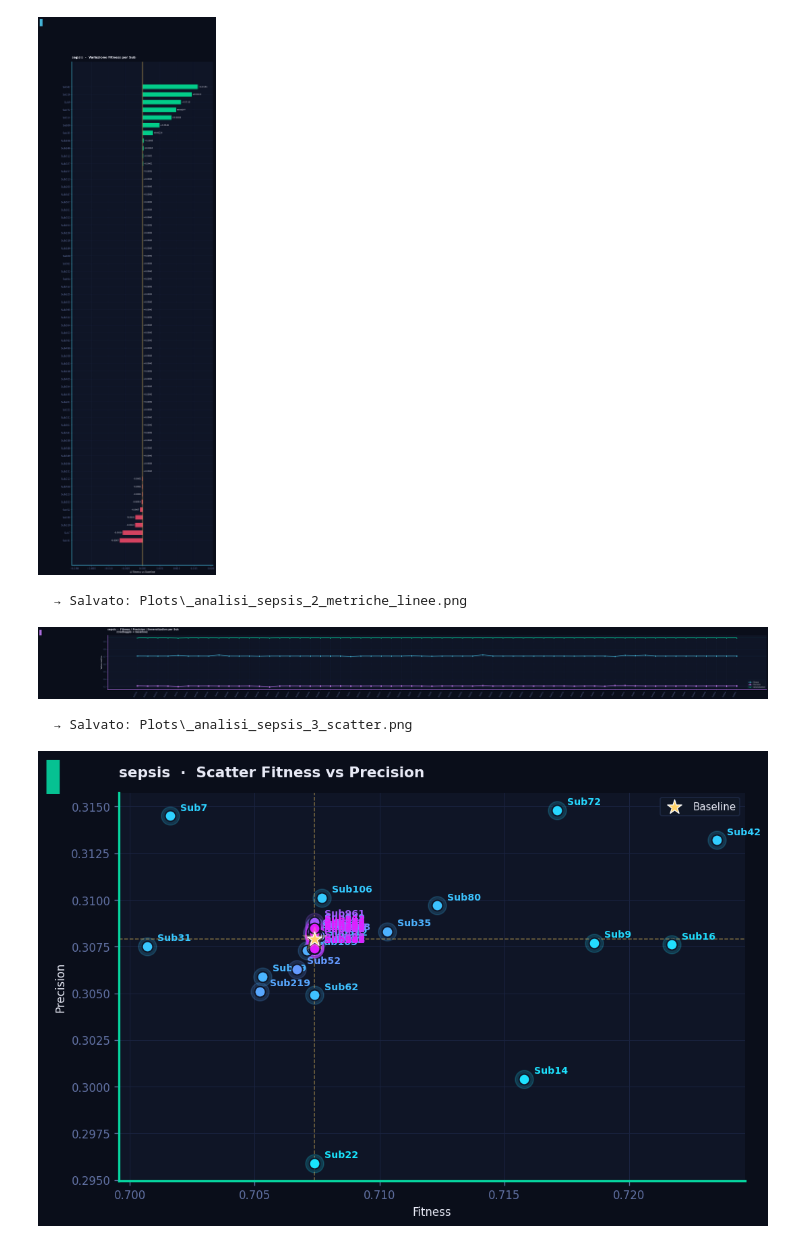
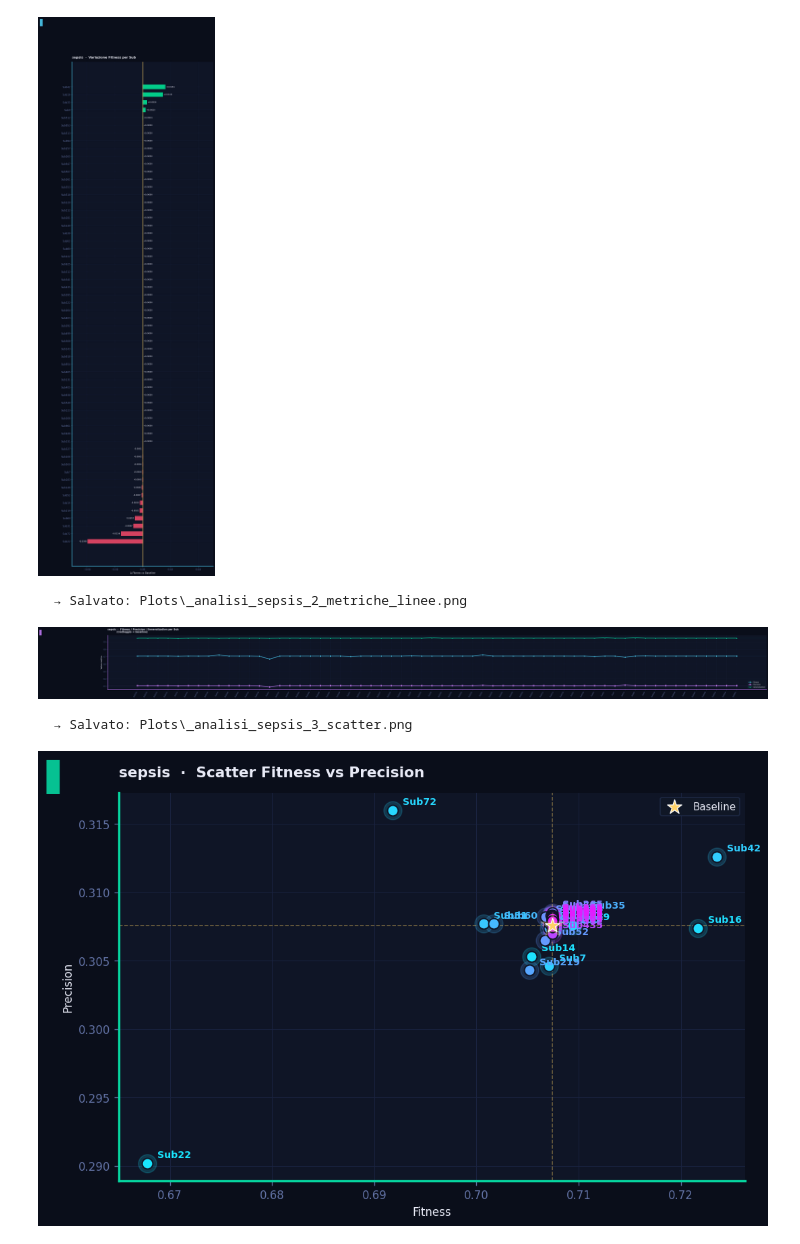
Before and after one commit to Gabriel-V-Popa/BigData-Analytics, a Jupyter notebook: notebooks/fineExp/check_results.ipynb, the cells around one changed output. Cells and saved outputs as stored; diff of their text form; code cells hidden in the pictures.

Commit message:
update di check_results

```diff
--- a/notebooks/fineExp/check_results.ipynb
+++ b/notebooks/fineExp/check_results.ipynb
@@ -320,7 +322,7 @@ def plot_scatter(df: pd.DataFrame, dataset: str, out_prefix: str):
 
 # ── Main ─────────────────────────────────────────────────────────────────────
 def main():
-    df = load_data("C:\\Users\\gabri\\OneDrive\\Desktop\\Progetti UNIVPM\\BigDataProcessMining\\results\\new_experiments_matrix_sepsis_isolated_freq_sort.csv")
+    df = load_data(r"C:\Users\gabri\OneDrive\Desktop\Progetti UNIVPM\BigDataProcessMining\results\new_experiments_matrix_sepsis_isolated_freq_sorted.csv")
 
     print_ranking(df)
 
@@ -350,10 +352,10 @@ if __name__ == "__main__":
 ... (68 lines left out)
 
 
 ─── Generazione grafici per dataset: SEPSIS ───
   → Salvato: Plots\_analisi_sepsis_1_delta_fitness.png
-[figure, old version]
+[figure, new version]
   → Salvato: Plots\_analisi_sepsis_2_metriche_linee.png
 [figure]
   → Salvato: Plots\_analisi_sepsis_3_scatter.png
-[figure, old version]
+[figure, new version]
```
Also changed, not shown: parts of 4 cells of this notebook, 9 other files.
